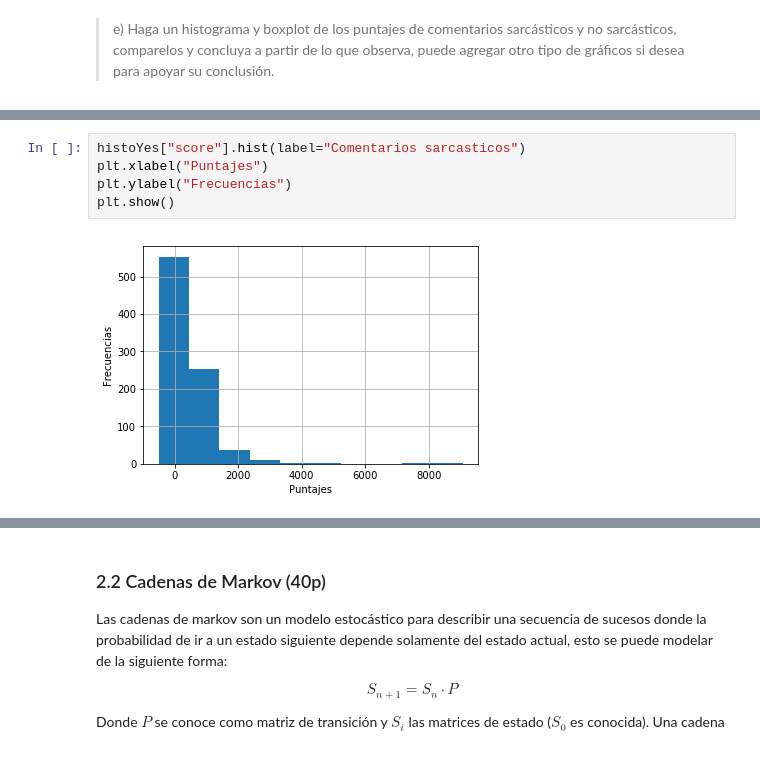
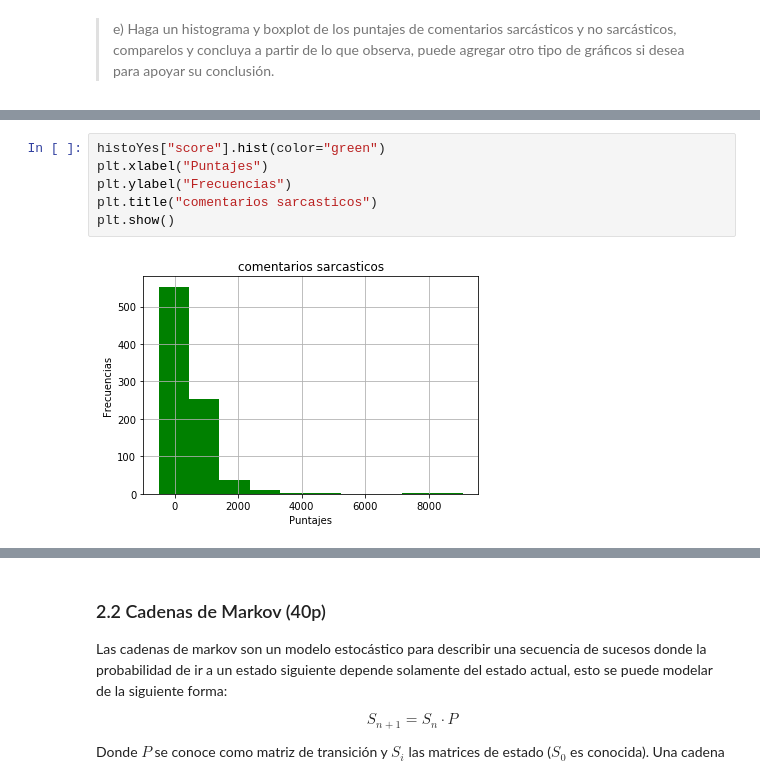
Before and after one commit to DankerMarthox/ESTACA, a Jupyter notebook: Laboratorio1/Laboratorio 1.ipynb, the cells around one changed output, grey strips where cells are left out. Cells and saved outputs as stored; diff of their text form.

```diff
--- a/Laboratorio1/Laboratorio 1.ipynb
+++ b/Laboratorio1/Laboratorio 1.ipynb
@@ -142,7 +149,8 @@ plt.show()
 # %%
-histoYes["score"].hist(label="Comentarios sarcasticos")
+histoYes["score"].hist(color="green")
 plt.xlabel("Puntajes")
 plt.ylabel("Frecuencias")
+plt.title("comentarios sarcasticos")
 plt.show()
 # %% [output]
-[figure, old version]
+[figure, new version]
```
Also changed, not shown: parts of 3 cells of this notebook.
